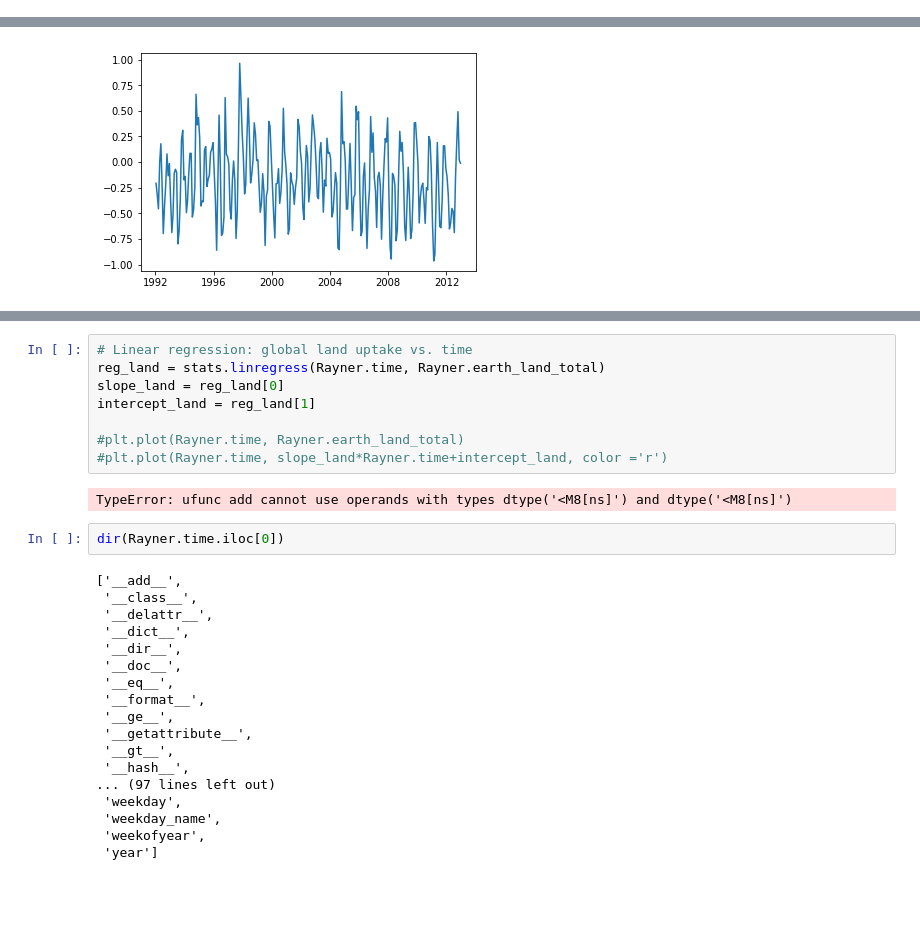
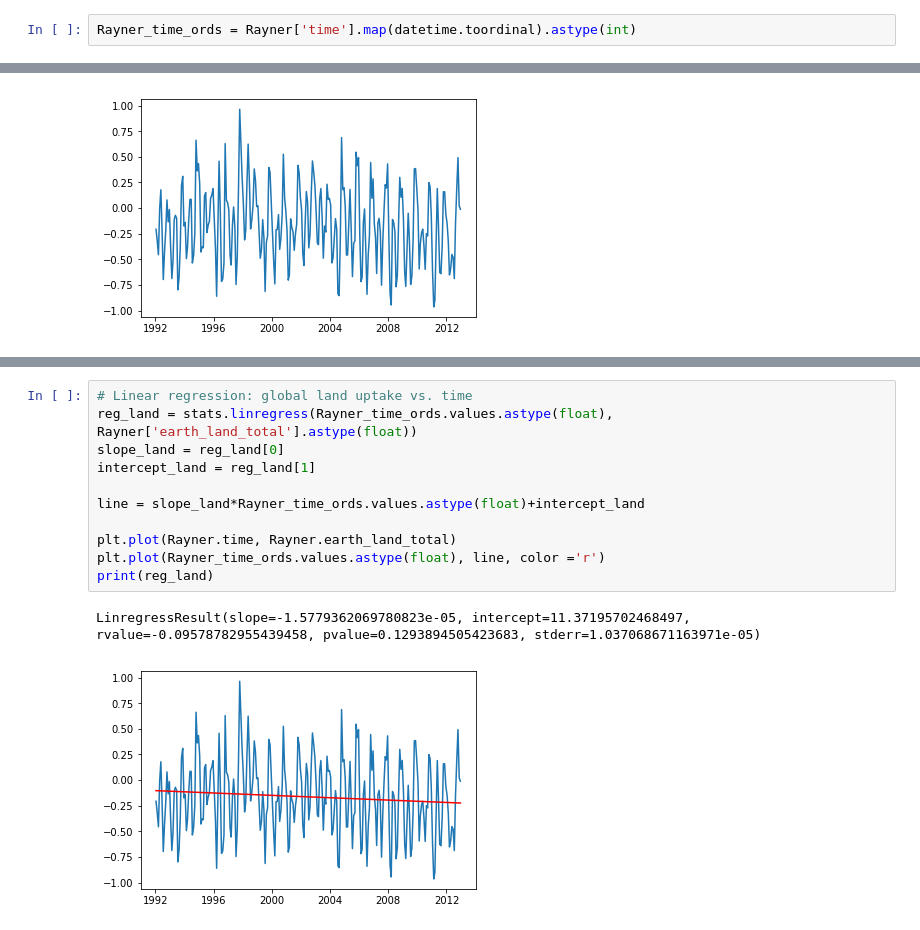
Before and after one commit to rursino/carbon-cycle-feedbacks, a Jupyter notebook: Peylin_flux/Notebooks/lin_reg.ipynb, the cells around one changed output, grey strips where cells are left out. Saved outputs shown, nothing was run; the diff lists cells and outputs as text; blank space fills up the shorter version.

Commit message:
Completed linear regression flux vs. time over whole period

```diff
--- a/Peylin_flux/Notebooks/lin_reg.ipynb
+++ b/Peylin_flux/Notebooks/lin_reg.ipynb
@@ -68,3 +70,5 @@ Rayner
+# %%
+Rayner_time_ords = Rayner['time'].map(datetime.toordinal).astype(int)
 # %%
 # Plot global land against time
 plt.plot(Rayner.time, Rayner.earth_land_total)
@@ -74,30 +98,14 @@ plt.plot(Rayner.time, Rayner.earth_land_total)
 # %%
 # Linear regression: global land uptake vs. time
-reg_land = stats.linregress(Rayner.time, Rayner.earth_land_total)
+reg_land = stats.linregress(Rayner_time_ords.values.astype(float), Rayner['earth_land_total'].astype(float))
 slope_land = reg_land[0]
 intercept_land = reg_land[1]
 
-#plt.plot(Rayner.time, Rayner.earth_land_total)
-#plt.plot(Rayner.time, slope_land*Rayner.time+intercept_land, color ='r')
+line = slope_land*Rayner_time_ords.values.astype(float)+intercept_land
+
+plt.plot(Rayner.time, Rayner.earth_land_total)
+plt.plot(Rayner_time_ords.values.astype(float), line, color ='r')
+print(reg_land)
 # %% [output]
-TypeError: ufunc add cannot use operands with types dtype('<M8[ns]') and dtype('<M8[ns]')
+LinregressResult(slope=-1.5779362069780823e-05, intercept=11.37195702468497, rvalue=-0.09578782955439458, pvalue=0.1293894505423683, stderr=1.037068671163971e-05)
+[figure, added]
-# %%
-dir(Rayner.time.iloc[0])
-# %% [output]
-['__add__',
- '__class__',
- '__delattr__',
- '__dict__',
- '__dir__',
- '__doc__',
- '__eq__',
- '__format__',
- '__ge__',
- '__getattribute__',
- '__gt__',
- '__hash__',
-... (97 lines left out)
- 'weekday',
- 'weekday_name',
- 'weekofyear',
- 'year']
```
Also changed, not shown: parts of 8 cells of this notebook.
